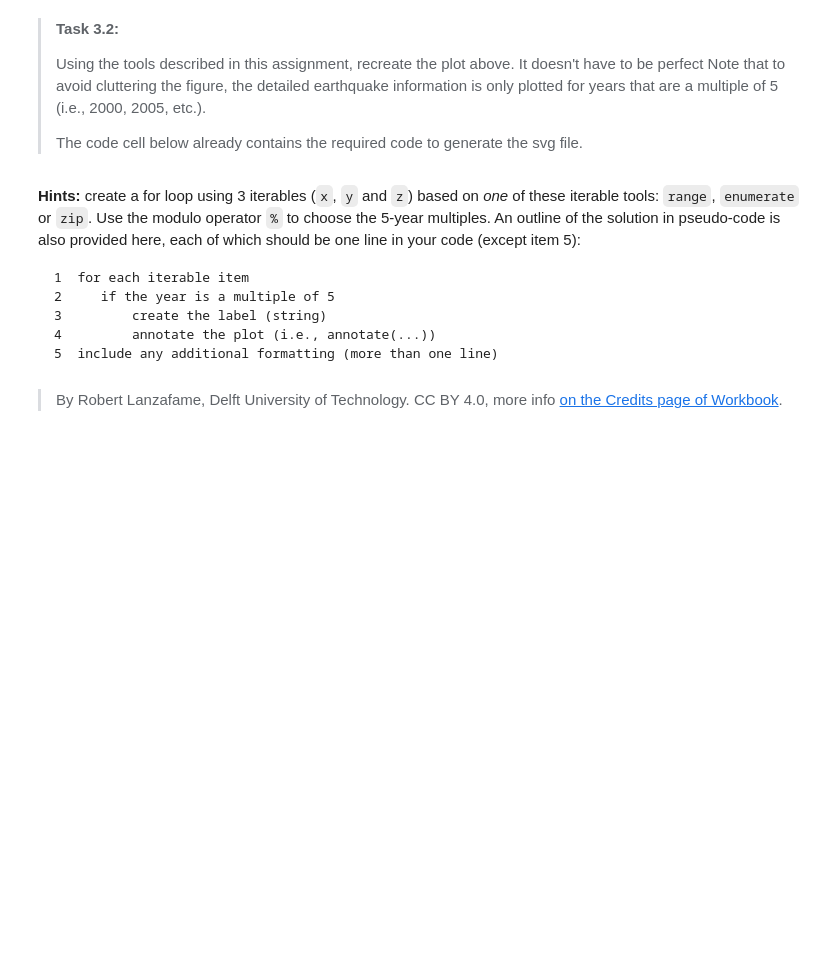
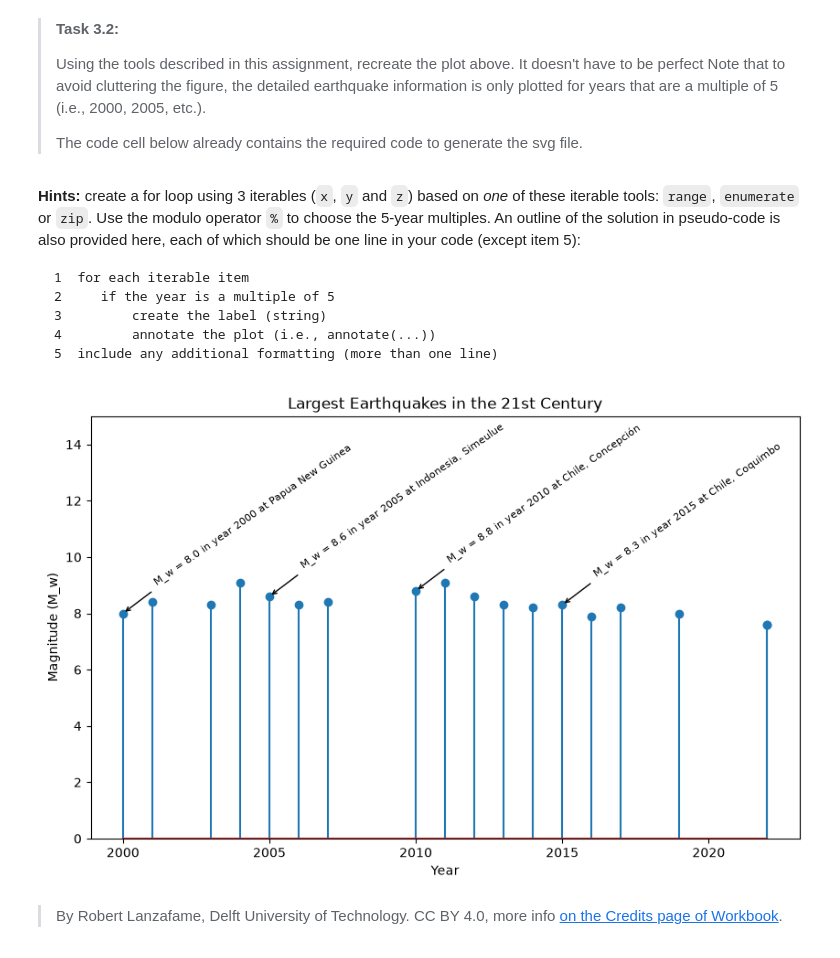
Before and after one commit to renskemahieu/PA2.3, a Jupyter notebook: 3_stem_plots.ipynb, the cells around one changed output. Cells and saved outputs as stored; diff of their text form; code cells hidden in the pictures; blank space fills up the shorter version.

```diff
--- a/3_stem_plots.ipynb
+++ b/3_stem_plots.ipynb
@@ -76,2 +74,20 @@ plt.savefig('my_earthquake.svg')
+# %%
+plt.figure(figsize=(10, 6))
+plt.stem(year, magn)
+
+for i in range(len(year)):
+    if year[i] % 5 == 0:
+        label = f'M_w = {magn[i]} in year {year[i]} at {site[i]}'
+        plt.annotate(label, xy=(year[i], magn[i]), xytext=(year[i]+1, magn[i]+1), rotation=35, fontsize=8, arrowprops=dict(arrowstyle='->'))
+
+plt.title('Largest Earthquakes in the 21st Century')
+plt.xlabel('Year')
+plt.ylabel('Magnitude (M_w)')
+plt.ylim(0, 15)
+
+
+plt.savefig('my_earthquake.svg')
+# %% [output]
+[figure, added]
 # %% [markdown]
 > By Robert Lanzafame, Delft University of Technology. CC BY 4.0, more info [on the Credits page of Workbook](https://mude.citg.tudelft.nl/workbook-2025/credits.html).
```
Also changed, not shown: parts of 2 cells of this notebook, 5 other files.
